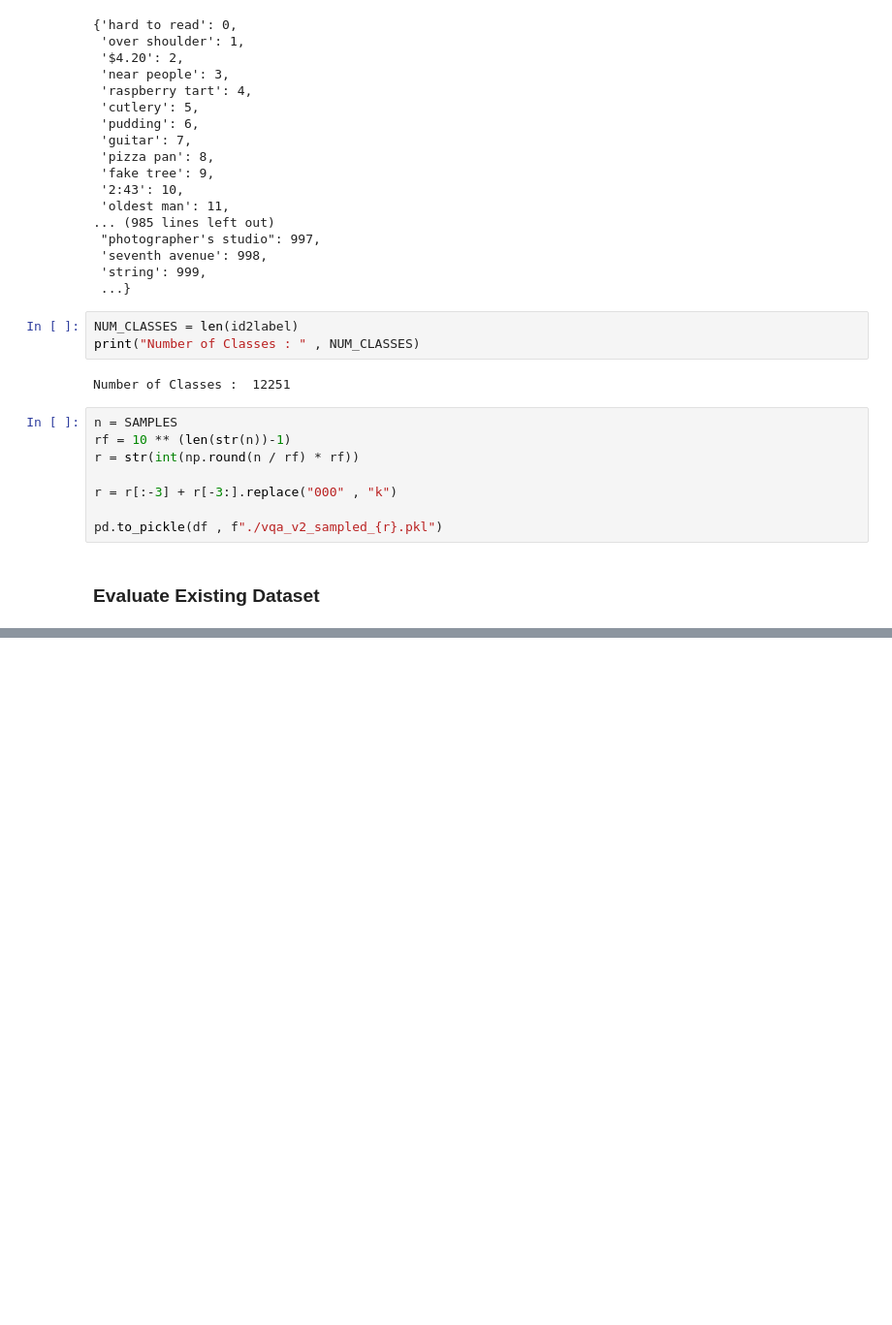
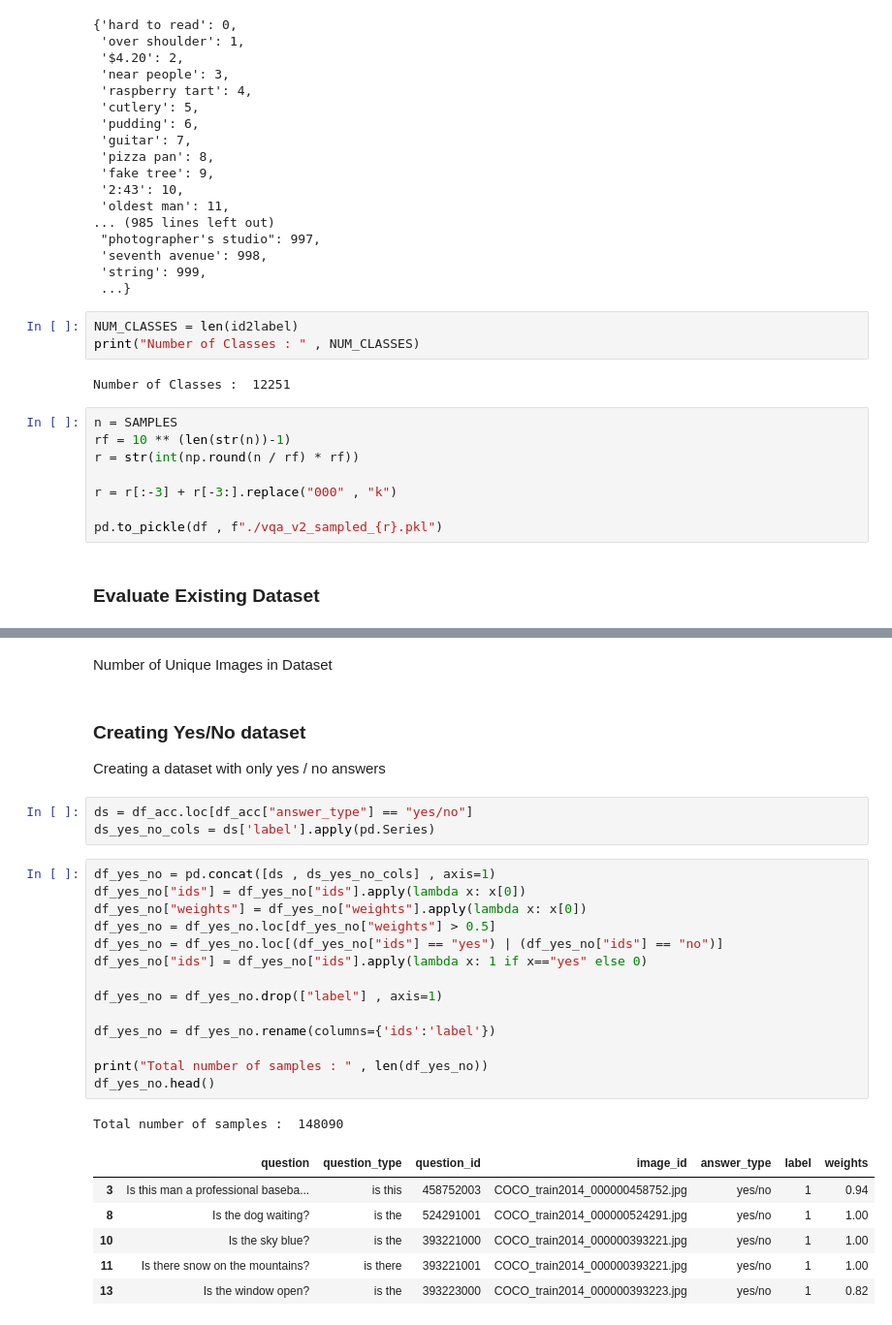
Before and after one commit to nikiiitb/Project_2, a Jupyter notebook: generate_data.ipynb, the cells around one changed output, grey strips where cells are left out. Shown at 97% size. Saved outputs shown, nothing was run; the diff lists cells and outputs as text; blank space fills up the shorter version.

Commit message:
Added yes/no + Clipped Datasets

```diff
--- a/generate_data.ipynb
+++ b/generate_data.ipynb
@@ -118,0 +196,30 @@ Number of Classes :  12251
+# %% [markdown]
+Number of Unique Images in Dataset
+# %% [markdown]
+### Creating Yes/No dataset
+Creating a dataset with only yes / no answers
+# %%
+ds = df_acc.loc[df_acc["answer_type"] == "yes/no"]
+ds_yes_no_cols = ds['label'].apply(pd.Series)
+# %%
+df_yes_no = pd.concat([ds , ds_yes_no_cols] , axis=1)
+df_yes_no["ids"] = df_yes_no["ids"].apply(lambda x: x[0])
+df_yes_no["weights"] = df_yes_no["weights"].apply(lambda x: x[0])
+df_yes_no = df_yes_no.loc[df_yes_no["weights"] > 0.5]
+df_yes_no = df_yes_no.loc[(df_yes_no["ids"] == "yes") | (df_yes_no["ids"] == "no")]
+df_yes_no["ids"] = df_yes_no["ids"].apply(lambda x: 1 if x=="yes" else 0)
+
+df_yes_no = df_yes_no.drop(["label"] , axis=1)
+
+df_yes_no = df_yes_no.rename(columns={'ids':'label'})
+
+print("Total number of samples : " , len(df_yes_no))
+df_yes_no.head()
+# %% [output]
+Total number of samples :  148090
+|  | question | question_type | question_id | image_id | answer_type | label | weights |
+| 3 | Is this man a professional baseba... | is this | 458752003 | COCO_train2014_000000458752.jpg | yes/no | 1 | 0.94 |
+| 8 | Is the dog waiting? | is the | 524291001 | COCO_train2014_000000524291.jpg | yes/no | 1 | 1.00 |
+| 10 | Is the sky blue? | is the | 393221000 | COCO_train2014_000000393221.jpg | yes/no | 1 | 1.00 |
+| 11 | Is there snow on the mountains? | is there | 393221001 | COCO_train2014_000000393221.jpg | yes/no | 1 | 1.00 |
+| 13 | Is the window open? | is the | 393223000 | COCO_train2014_000000393223.jpg | yes/no | 1 | 0.82 |
```
Also changed, not shown: parts of 18 cells of this notebook, 6 other files.
